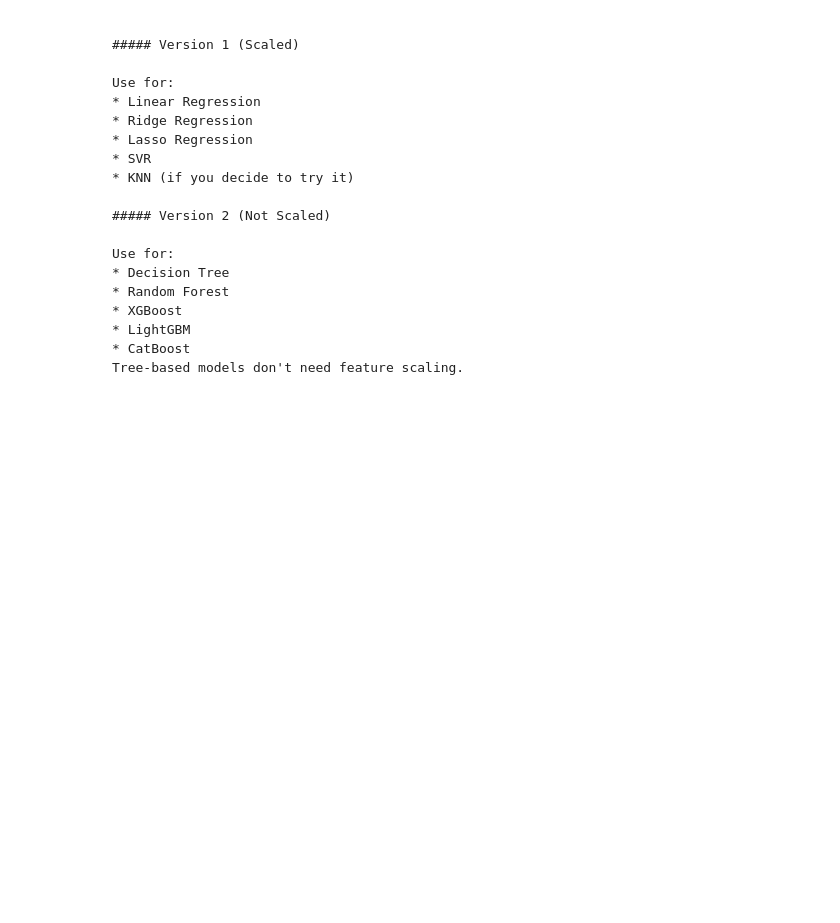
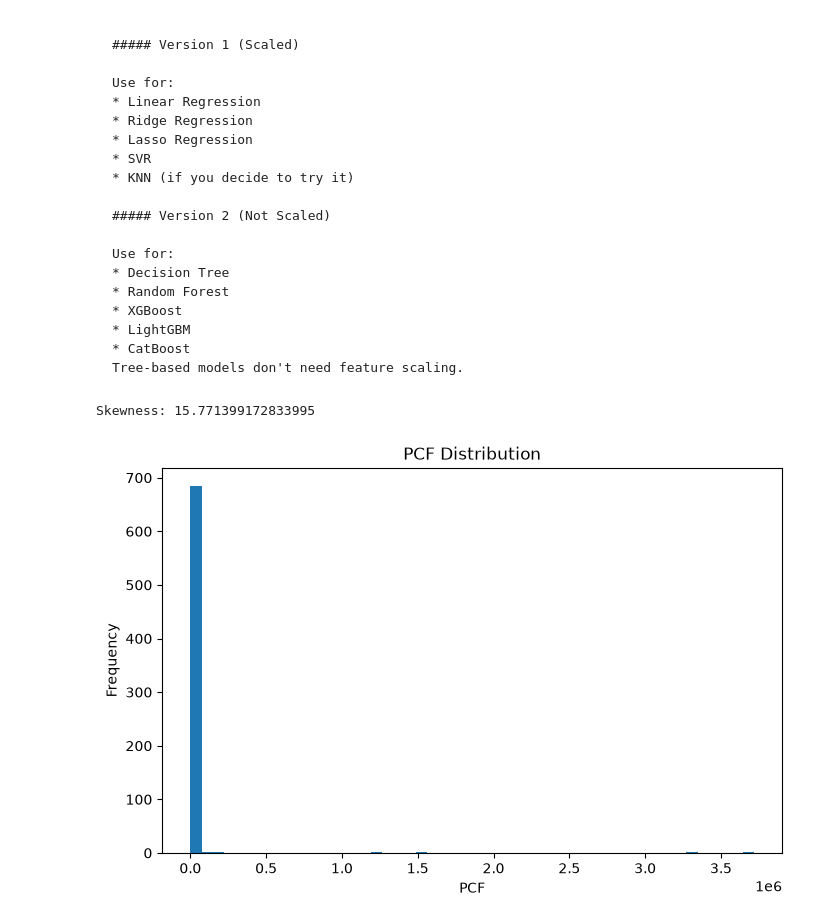
Before and after one commit to fatemajannat9/hi, a Jupyter notebook: pre-eng (1) (1).ipynb, the cells around one changed output. Saved outputs shown, nothing was run; the diff lists cells and outputs as text; code cells hidden in the pictures; blank space fills up the shorter version.

````diff
--- a/pre-eng (1) (1).ipynb
+++ b/pre-eng (1) (1).ipynb
@@ -902,3 +902,19 @@ Use for:
 * CatBoost
 Tree-based models don't need feature scaling.
 ```
+# %%
+y_train.describe()
+
+print("Skewness:", y_train.skew())
+
+import matplotlib.pyplot as plt
+
+plt.figure(figsize=(8,5))
+plt.hist(y_train, bins=50)
+plt.title("PCF Distribution")
+plt.xlabel("PCF")
+plt.ylabel("Frequency")
+plt.show()
+# %% [output]
+Skewness: 15.771399172833995
+[figure, added]
````
Also changed, not shown: parts of 20 cells of this notebook.
